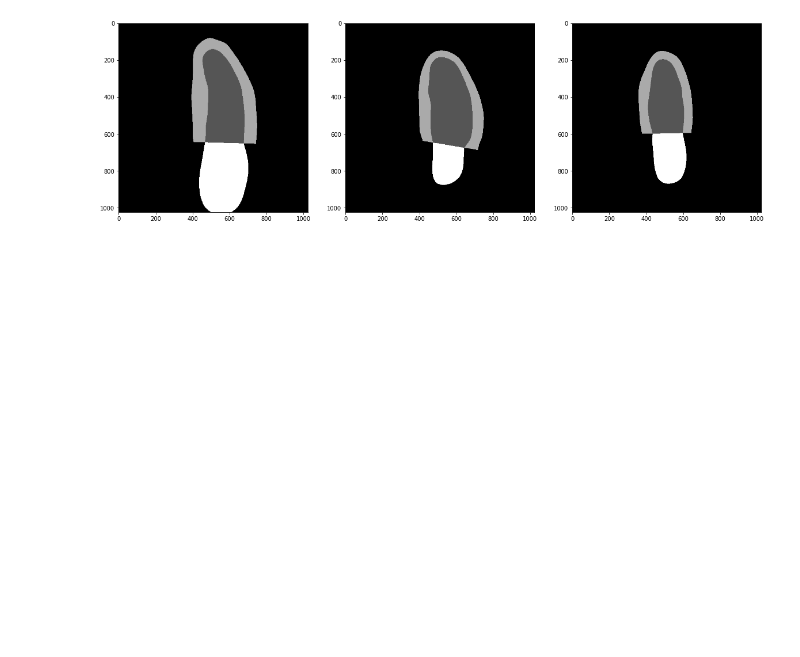
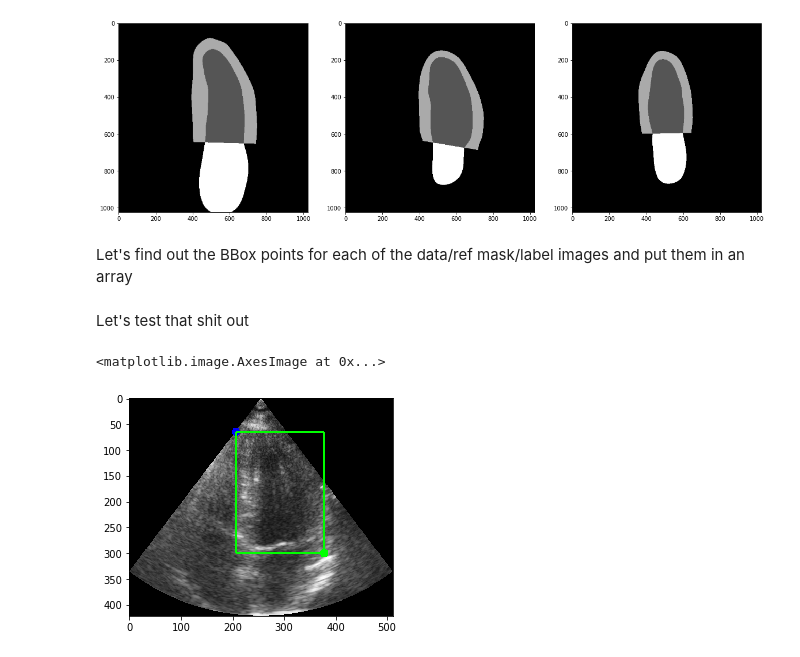
Before and after one commit to ell-hol/training-yolo-heart, a Jupyter notebook: preprocessing.ipynb, the cells around one changed output. Saved outputs shown, nothing was run; the diff lists cells and outputs as text; code cells hidden in the pictures; blank space fills up the shorter version.

```diff
--- a/preprocessing.ipynb
+++ b/preprocessing.ipynb
@@ -141,3 +141,5 @@ for i in range(1, columns*rows +1):
 plt.show()
 # %% [output]
 [figure]
+# %% [markdown]
+Let's find out the BBox points for each of the data/ref mask/label images and put them in an array
@@ -143,0 +176,21 @@ plt.show()
+# %% [markdown]
+Let's test that shit out
+# %%
+test_num = 303
+im_test = img_arr_img[test_num]
+
+## Now we show the 2 diagonal points defining the BBox
+Pt1 = (bbox_points[test_num][0], bbox_points[test_num][1])
+Pt2 = (bbox_points[test_num][2], bbox_points[test_num][3])
+
+cv2.circle(im_test, Pt1, 8, (0, 0, 255), -1)
+cv2.circle(im_test, Pt2, 8, (0, 255, 0), -1)
+
+## Show the BBox by uncommenting the following lines
+cv2.rectangle(im_test, Pt1, Pt2, (0,255,0), 2)
+plt.imshow(im_test)
+
+plt.imshow(im_test)
+# %% [output]
+<matplotlib.image.AxesImage at 0x...>
+[figure, added]
```
Also changed, not shown: parts of 7 cells of this notebook, 1 other file.
